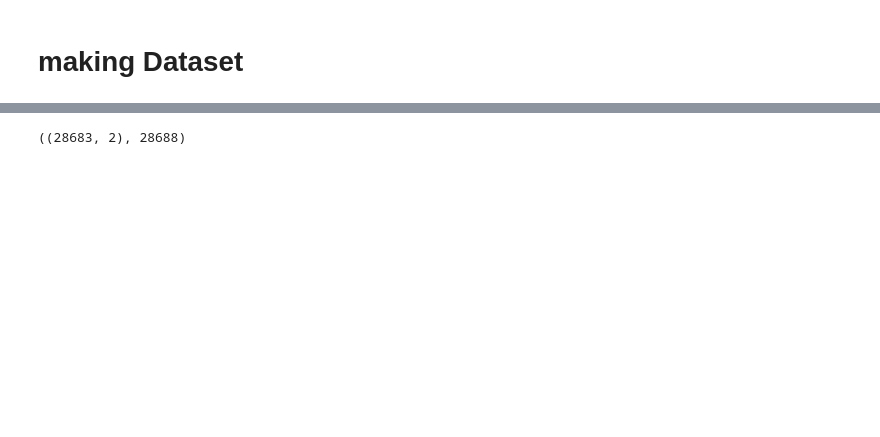
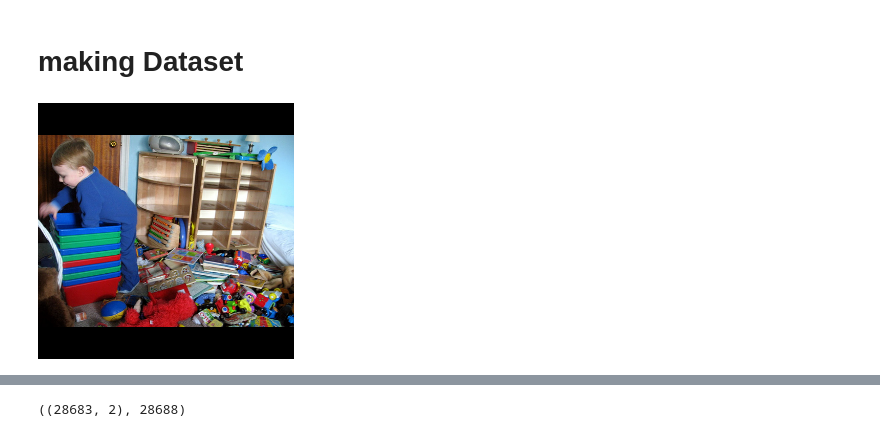
Before and after one commit to tikendraw/caption-generator, a Jupyter notebook: train.ipynb, the cells around one changed output, grey strips where cells are left out. Cells and saved outputs as stored; diff of their text form; code cells hidden in the pictures; blank space fills up the shorter version.

```diff
--- a/train.ipynb
+++ b/train.ipynb
@@ -305,6 +325,6 @@ df.groupby('comment_number').agg(['mean', 'median', 'min','max'],)['sent_length'
 # %%
 # i randomly chose 2nd comment of all picture you can chose anything bw 0 to 4
-df= df[(df.comment_number==2) & (df.img_exists==True)]
+df= df[(df.comment_number==1) & (df.img_exists==True)&(df.sent_length<51)]
 df.shape
 # %% [output]
 (31783, 8)
@@ -399,10 +404,11 @@ def load_images_now(x):
 #         print(MAX_LEN)
 # %%
 random_image_filepath = df['image_path'].sample(1).values[0]
-# vgg out:  TensorShape([1, 8, 8, 512])
-vgg_output_shape = (8,512)
-# resnet out:  TensorShape([1, 8, 8, 2048])
-resnet_output_shape = (8,8,2048)
+
 p_image = load_images_now(random_image_filepath)
+
+array_to_img(p_image)
+# %% [output]
+[figure, added]
 # %%
 # Creating dataset
```
Also changed, not shown: parts of 22 cells of this notebook, 2 other files.
